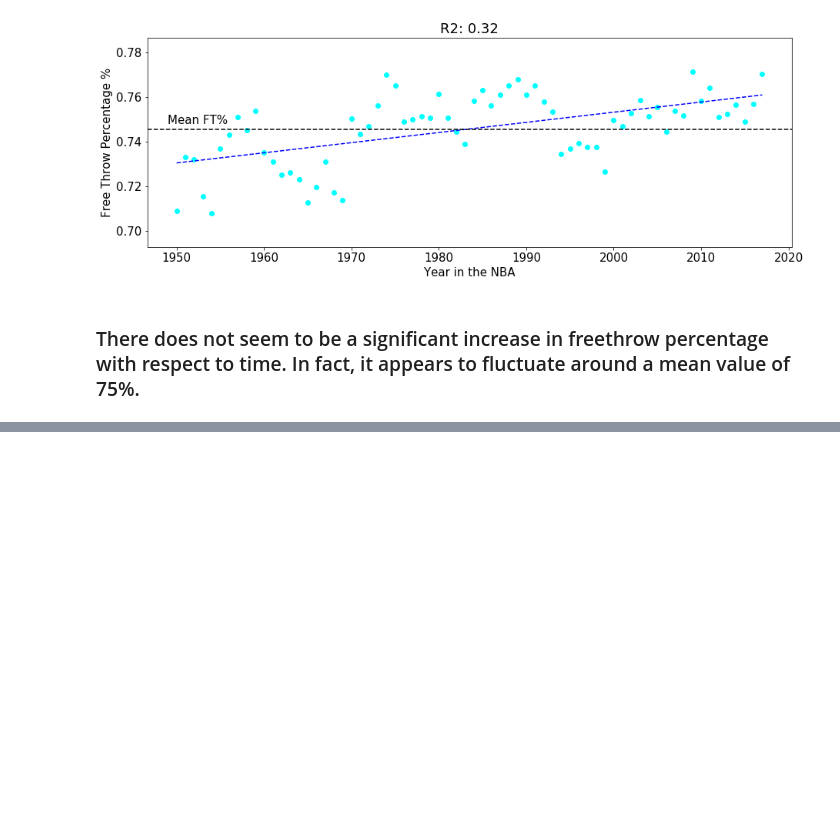
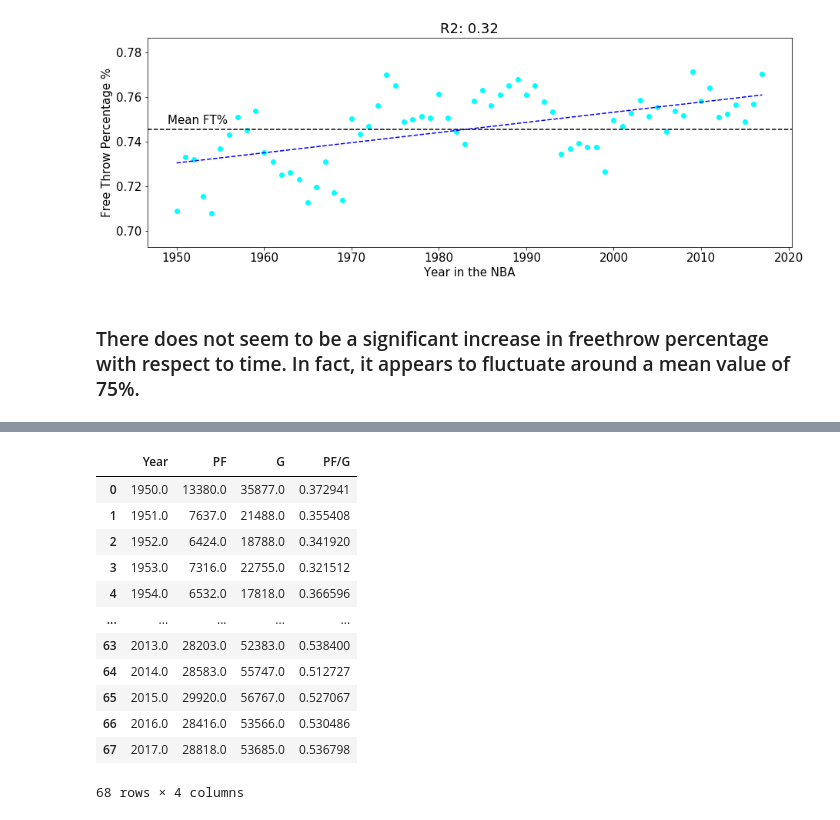
Before and after one commit to brentwilder/NBAplayers, a Jupyter notebook: NBA.ipynb, the cells around one changed output, grey strips where cells are left out. Cells and saved outputs as stored; diff of their text form; code cells hidden in the pictures; blank space fills up the shorter version.

```diff
--- a/NBA.ipynb
+++ b/NBA.ipynb
@@ -342,0 +358,18 @@ plt.text(1949,0.748, "Mean FT%",);
+# %%
+# Create new column PF/G
+foul['PF/G'] = foul['PF'] / foul['G']
+foul
+# %% [output]
+|  | Year | PF | G | PF/G |
+| 0 | 1950.0 | 13380.0 | 35877.0 | 0.372941 |
+| 1 | 1951.0 | 7637.0 | 21488.0 | 0.355408 |
+| 2 | 1952.0 | 6424.0 | 18788.0 | 0.341920 |
+| 3 | 1953.0 | 7316.0 | 22755.0 | 0.321512 |
+| 4 | 1954.0 | 6532.0 | 17818.0 | 0.366596 |
+| ... | ... | ... | ... | ... |
+| 63 | 2013.0 | 28203.0 | 52383.0 | 0.538400 |
+| 64 | 2014.0 | 28583.0 | 55747.0 | 0.512727 |
+| 65 | 2015.0 | 29920.0 | 56767.0 | 0.527067 |
+| 66 | 2016.0 | 28416.0 | 53566.0 | 0.530486 |
+| 67 | 2017.0 | 28818.0 | 53685.0 | 0.536798 |
+68 rows × 4 columns
```
Also changed, not shown: parts of 5 cells of this notebook.
